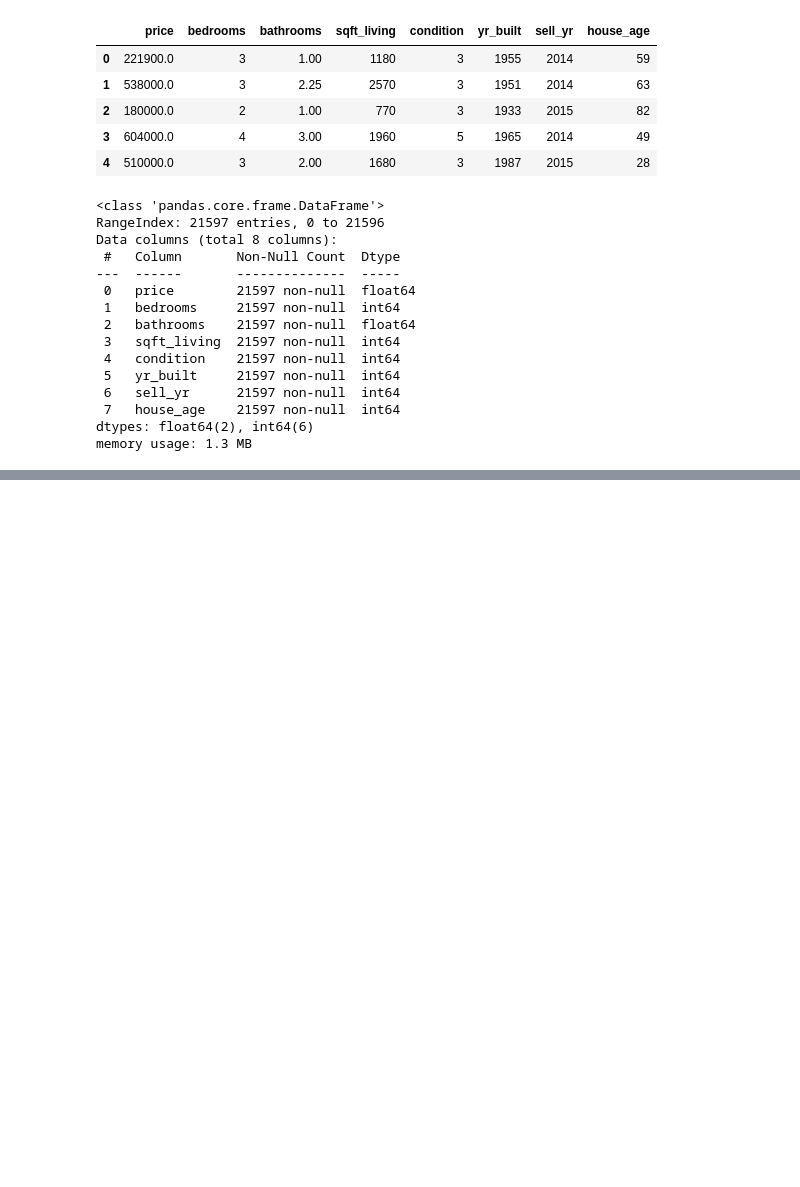
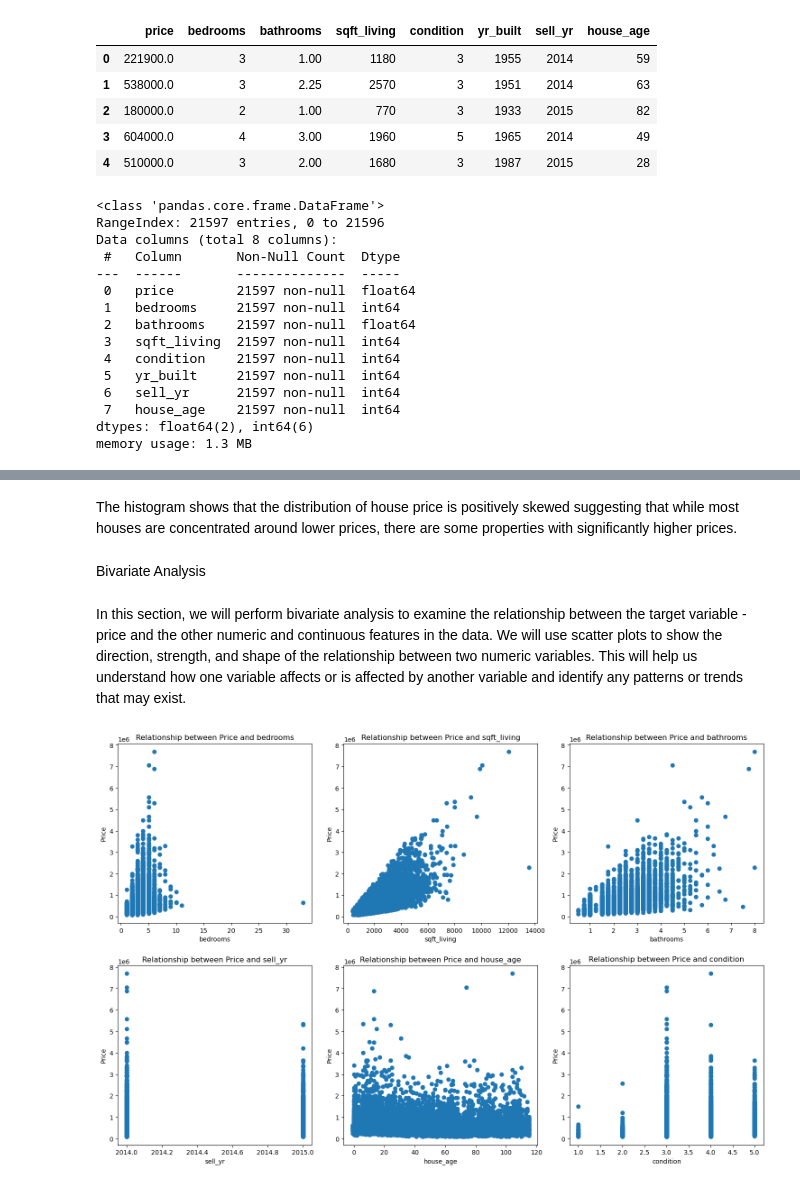
Before and after one commit to Sandrakiptumm/dsc-phase-2-project-v2-3-Group-3, a Jupyter notebook: student.ipynb, the cells around one changed output, grey strips where cells are left out. Drawn from its saved outputs; the diff is of its cells as text; code cells hidden in the pictures; blank space fills up the shorter version.

```diff
--- a/student.ipynb
+++ b/student.ipynb
@@ -284,0 +321,25 @@ memory usage: 1.3 MB
+# %% [markdown]
+The histogram shows that the distribution of house price is positively skewed suggesting that while most houses are concentrated around lower prices, there are some properties with significantly higher prices.
+# %% [markdown]
+Bivariate Analysis
+# %% [markdown]
+In this section, we will perform bivariate analysis to examine the relationship between the target variable - price and the other numeric and continuous features in the data. We will use scatter plots to show the direction, strength, and shape of the relationship between two numeric variables. This will help us understand how one variable affects or is affected by another variable and identify any patterns or trends that may exist.
+# %%
+#relationships between our target variable and other independent variables in the dataset
+import math
+variables = ['bedrooms','sqft_living','bathrooms','sell_yr','house_age','condition']
+num_rows = math.ceil(len(variables) / 3)
+fig, axes = plt.subplots(num_rows, 3, figsize=(15, num_rows * 5))
+
+for i, var in enumerate(variables):
+    row = i // 3
+    col = i % 3
+    axes[row, col].scatter(df[var],df['price'])
+    axes[row, col].set_xlabel(var)
+    axes[row, col].set_ylabel('Price')
+    axes[row, col].set_title(f'Relationship between Price and {var}')
+
+plt.tight_layout()
+plt.show()
+# %% [output]
+[figure, added]
```
Also changed, not shown: parts of 6 cells of this notebook.
